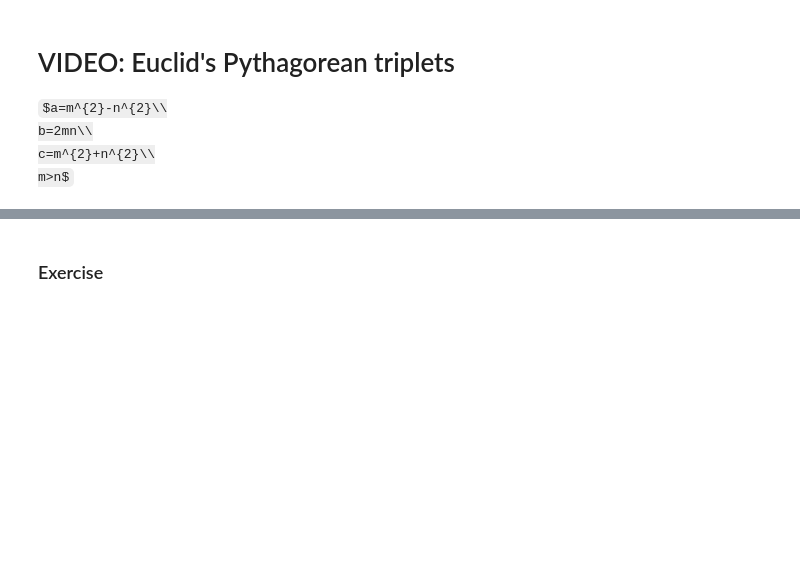
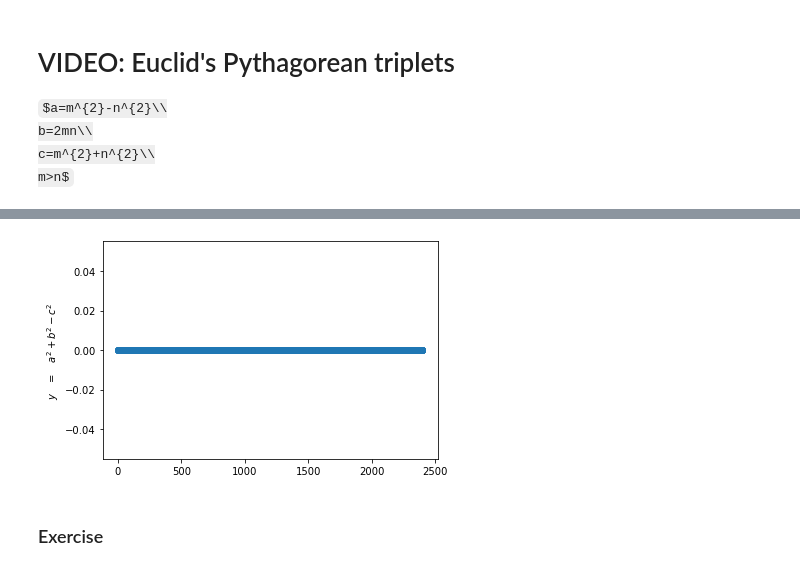
Before and after one commit to adel-nouar/Math_with_Python, a Jupyter notebook: Section14_pymath_numberTheory.ipynb, the cells around one changed output, grey strips where cells are left out. Saved outputs shown, nothing was run; the diff lists cells and outputs as text; code cells hidden in the pictures; some formulas as TeX source; blank space fills up the shorter version.

```diff
--- a/Section14_pymath_numberTheory.ipynb
+++ b/Section14_pymath_numberTheory.ipynb
@@ -82,2 +103,10 @@ m>n$
+# %%
+check = np.array(a)**2 + np.array(b)**2 - np.array(c)**2
+
+plt.plot(check,'o')
+plt.ylabel('$y \quad = \quad a^2+b^2-c^2$')
+plt.show()
+# %% [output]
+[figure, added]
 # %% [markdown]
 ### Exercise
```
Also changed, not shown: parts of 3 cells of this notebook.
